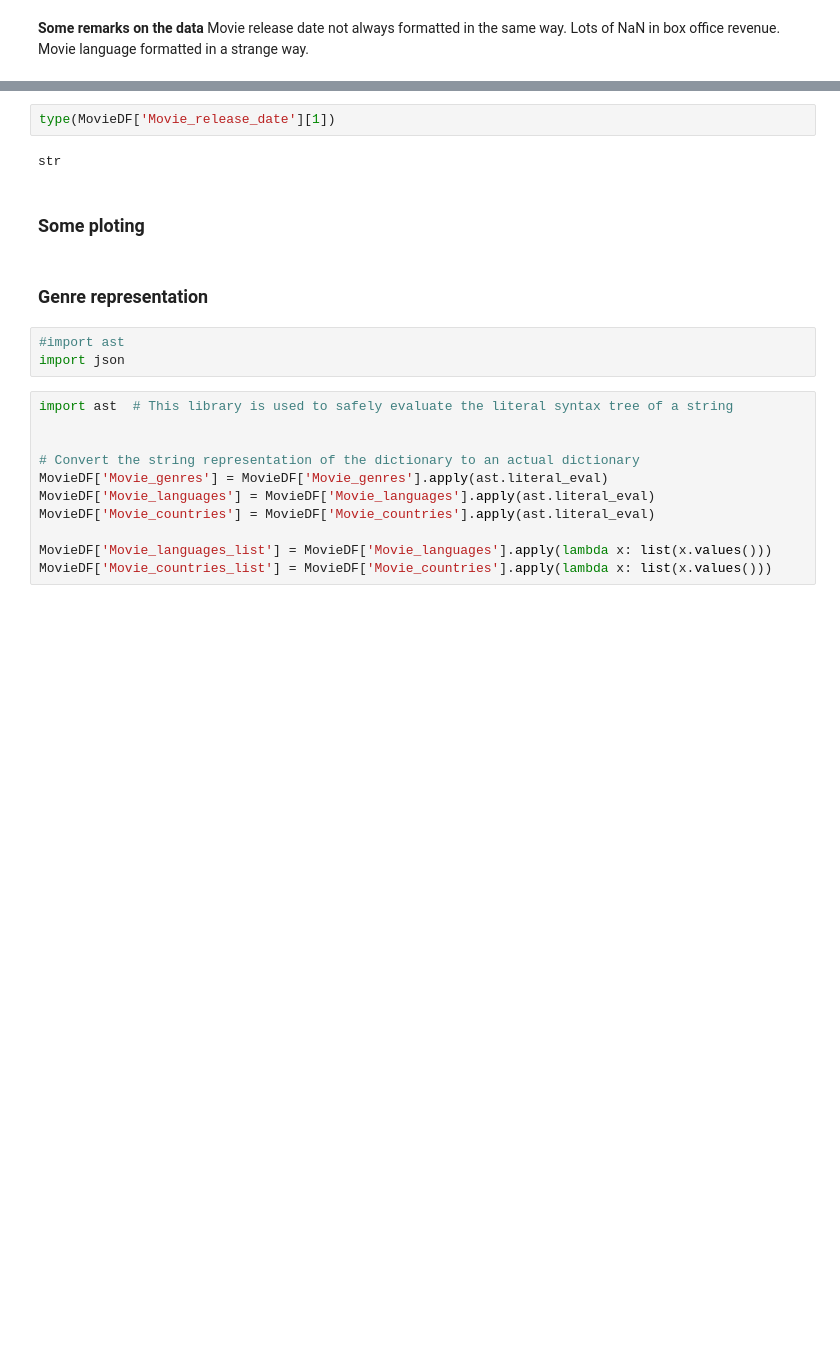
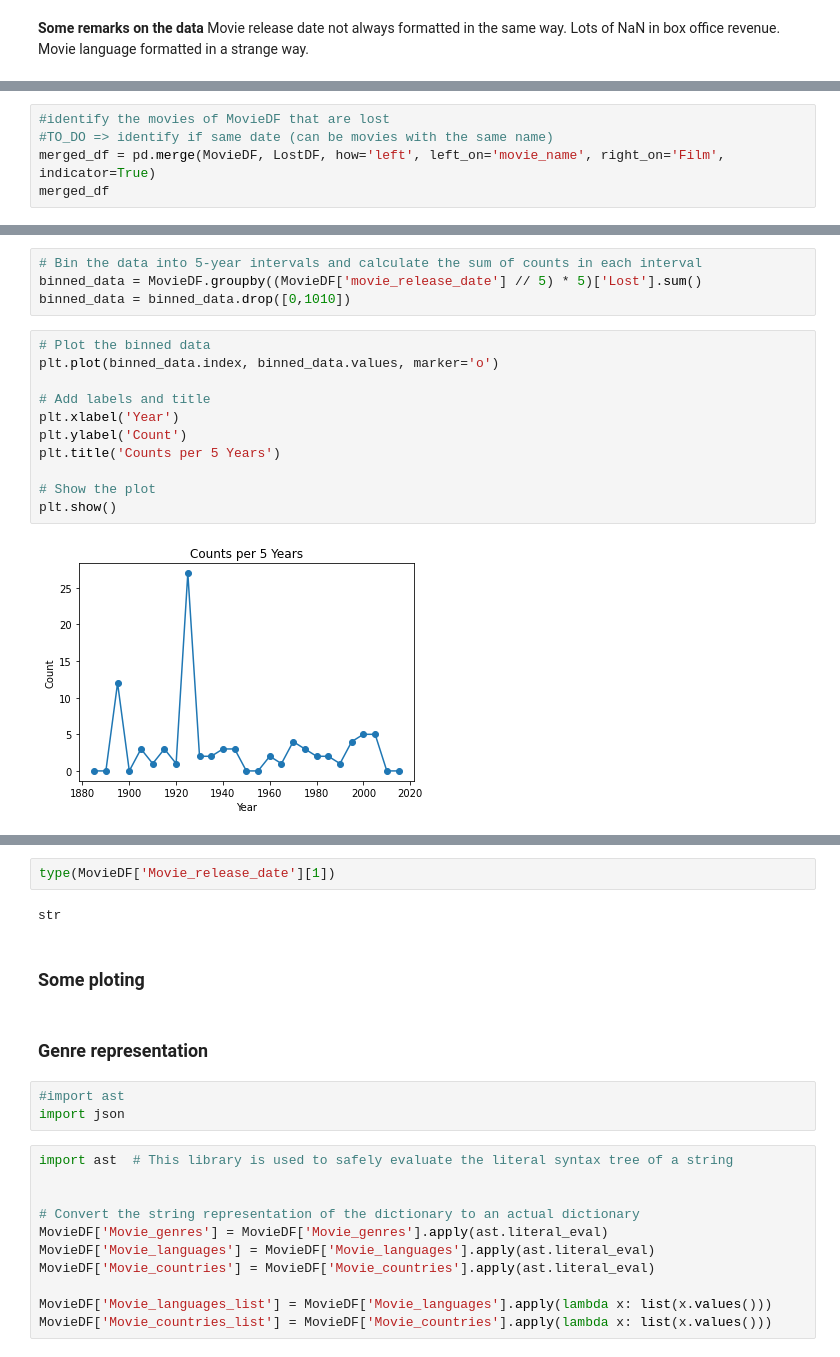
Before and after one commit to epfl-ada/ada-2023-project-adacalypse, a Jupyter notebook: code/Lena_First_explo_tofuse_vis.ipynb, the cells around one changed output, grey strips where cells are left out. Saved outputs shown, nothing was run; the diff lists cells and outputs as text; blank space fills up the shorter version.

```diff
--- a/code/Lena_First_explo_tofuse_vis.ipynb
+++ b/code/Lena_First_explo_tofuse_vis.ipynb
@@ -57,0 +81,5 @@ Movie language formatted in a strange way.
+# %%
+#identify the movies of MovieDF that are lost
+#TO_DO => identify if same date (can be movies with the same name)
+merged_df = pd.merge(MovieDF, LostDF, how='left', left_on='movie_name', right_on='Film', indicator=True)
+merged_df
@@ -57,0 +233,17 @@ Movie language formatted in a strange way.
+# %%
+# Bin the data into 5-year intervals and calculate the sum of counts in each interval
+binned_data = MovieDF.groupby((MovieDF['movie_release_date'] // 5) * 5)['Lost'].sum()
+binned_data = binned_data.drop([0,1010])
+# %%
+# Plot the binned data
+plt.plot(binned_data.index, binned_data.values, marker='o')
+
+# Add labels and title
+plt.xlabel('Year')
+plt.ylabel('Count')
+plt.title('Counts per 5 Years')
+
+# Show the plot
+plt.show()
+# %% [output]
+[figure, added]
```
Also changed, not shown: parts of 29 cells of this notebook, 1 other file.
